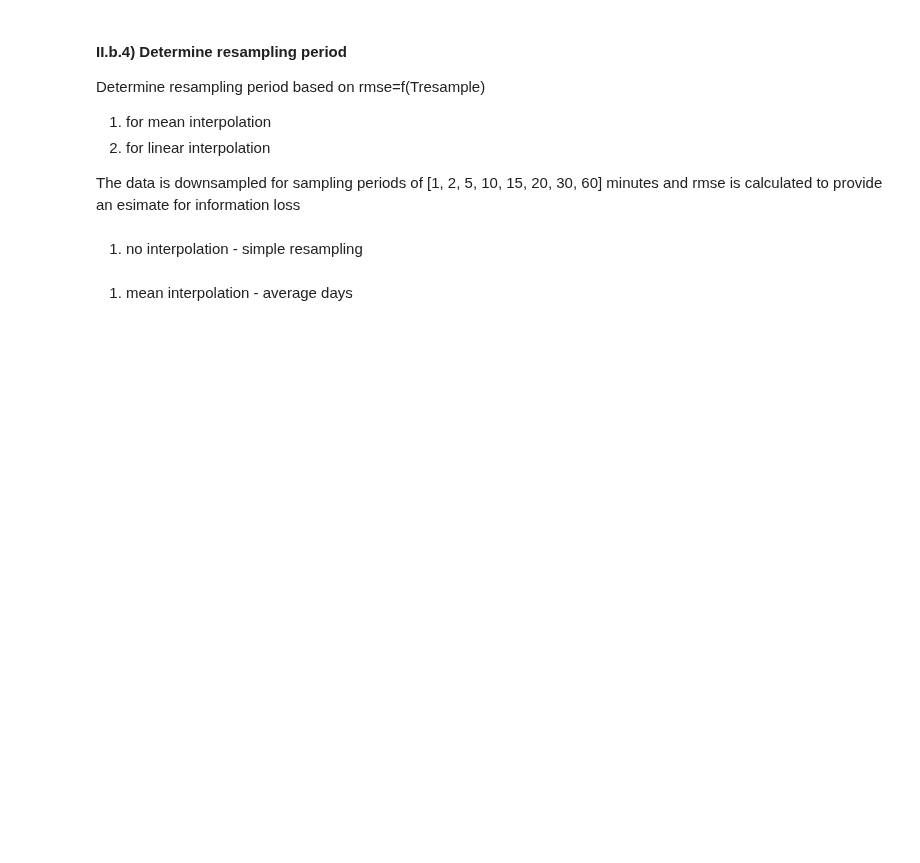
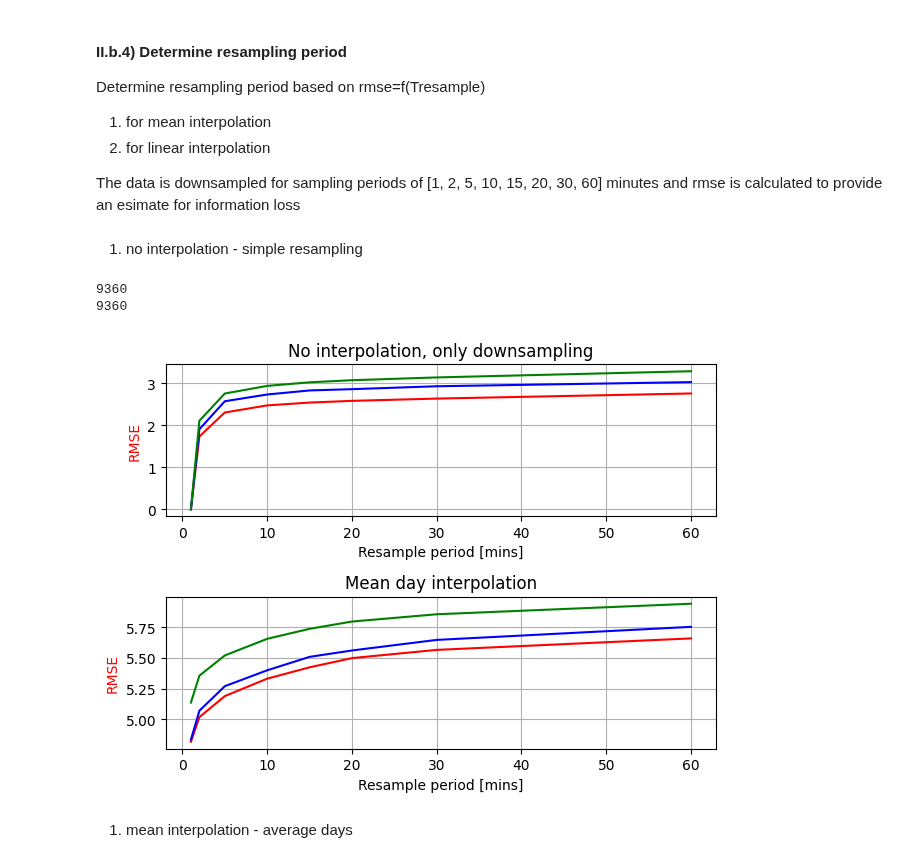
Before and after one commit to fahaerte/LSIES-FinalAssignment, a Jupyter notebook: Interpolation_LagPlots.ipynb, the cells around one changed output. Cells and saved outputs as stored; diff of their text form; code cells hidden in the pictures; blank space fills up the shorter version.

```diff
--- a/Interpolation_LagPlots.ipynb
+++ b/Interpolation_LagPlots.ipynb
@@ -547,3 +581,18 @@ plt.show()
+# %%
+df_mean_ww = df_data_incomplete.loc[df_data_incomplete.index.day_of_week < 5].copy()
+df_mean_we = df_data_incomplete.loc[df_data_incomplete.index.day_of_week > 4].copy()
+
+for moment in daindex:
+    idxs_work = df_mean_ww.index.indexer_at_time(moment.time())
+    idxs_end = df_mean_we.index.indexer_at_time(moment.time())
+
+    df_mean_ww.iloc[idxs_work] = df_workd_mean_n.loc[moment]
+    df_mean_we.iloc[idxs_end] = df_endd_mean_n.loc[moment]
+
+df_mean = pd.concat([df_mean_we, df_mean_ww], axis=0)
+df_mean.sort_index(inplace=True)
+
+del df_mean_ww, df_mean_we, idxs_end, idxs_work, moment
 # %% [markdown]
 #### II.b.4) Determine resampling period ####
 
@@ -562,11 +607,33 @@ fig, ax = plt.subplots(2,2)
 # %%
+list_rmses = []
+resample_pers = [1, 2, 5, 10, 15, 20, 30, 60]
+fig, ax = plt.subplots(2,1)
+
+
 no_interpolation_res = evaluate_resample(df_data_incomplete, df_data_incomplete)
 
-list_rmses.append([no_interpolation_res[0].mean(),
-                   no_interpolation_res[1].mean(),
-                   no_interpolation_res[2].mean()])
+list_rmses.append(list(no_interpolation_res[0].mean()))
+list_rmses.append(list(no_interpolation_res[1].mean()))
+list_rmses.append(list(no_interpolation_res[2].mean()))
 
-ax[0, 0] = init_ax_resamp(ax[0, 0], resample_pers, list_rmses)
-ax[0, 0].set_title('No interpolation, only downsampling')
+ax[0] = init_ax_resamp(ax[0], resample_pers, list_rmses)
+ax[0].set_title('No interpolation, only downsampling')
+
+mean_interpolation_res = evaluate_resample(df_data_incomplete, df_mean)
+
+list_rmses = []
+list_rmses.append(list(mean_interpolation_res[0].mean()))
+list_rmses.append(list(mean_interpolation_res[1].mean()))
+list_rmses.append(list(mean_interpolation_res[2].mean()))
+
+ax[1] = init_ax_resamp(ax[1], resample_pers, list_rmses)
+ax[1].set_title('Mean day interpolation')
+
+fig.tight_layout()
+plt.show()
+# %% [output]
+9360
+9360
+[figure, added]
 # %% [markdown]
 1) mean interpolation - average days
```
Also changed, not shown: parts of 41 cells of this notebook, 1 other file.
